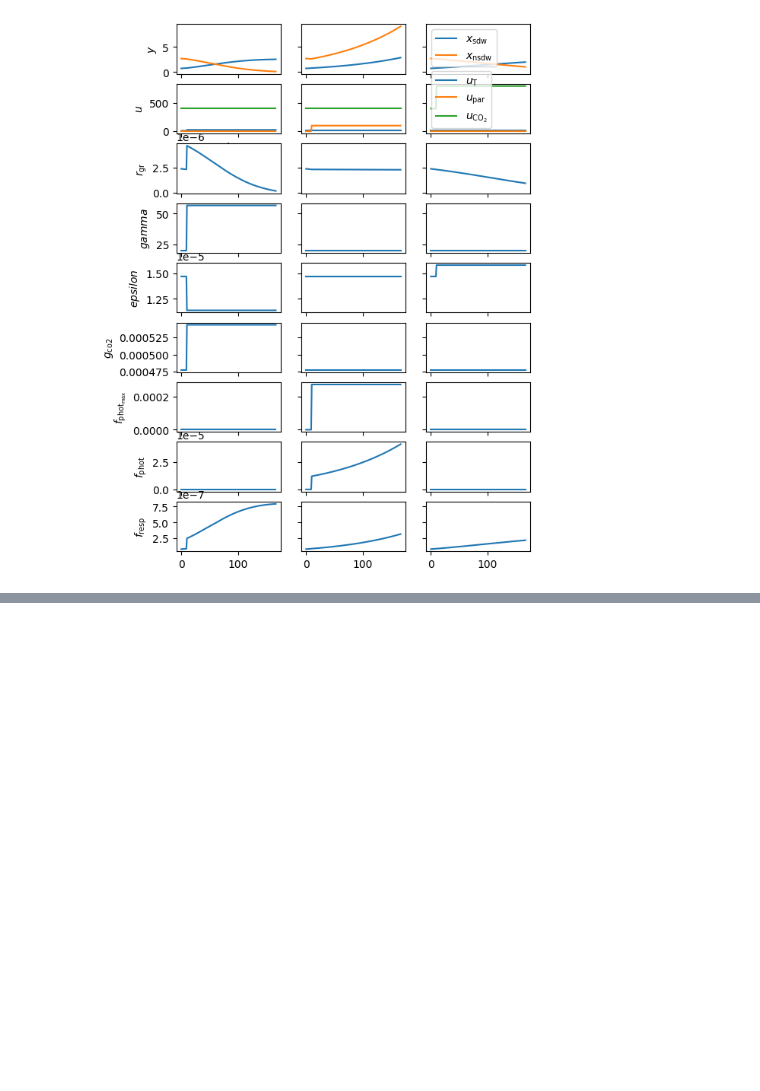
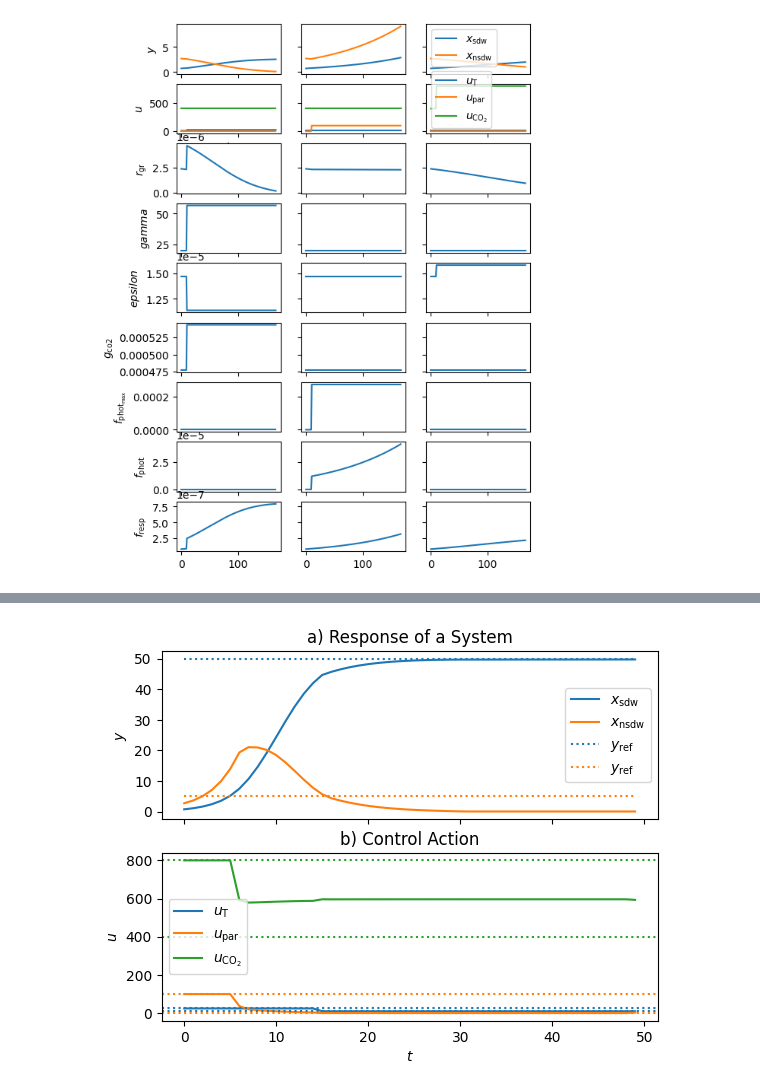
Before and after one commit to MarekWadinger/ecompc-greenhouse-platform, a Jupyter notebook: main.ipynb, the cells around one changed output, grey strips where cells are left out. Saved outputs shown, nothing was run; the diff lists cells and outputs as text; code cells hidden in the pictures; blank space fills up the shorter version.

```diff
--- a/main.ipynb
+++ b/main.ipynb
@@ -118,0 +182,12 @@ plt.show()
+# %%
+plot_response(
+    range(N),
+    sol.value(X).T[:-1],
+    sol.value(U).T,
+    y_ref=[x_ref] * N,
+    u_min=u_min,
+    u_max=u_max,
+)
+plt.show()
+# %% [output]
+[figure, added]
```
Also changed, not shown: parts of 6 cells of this notebook, 1 other file.
